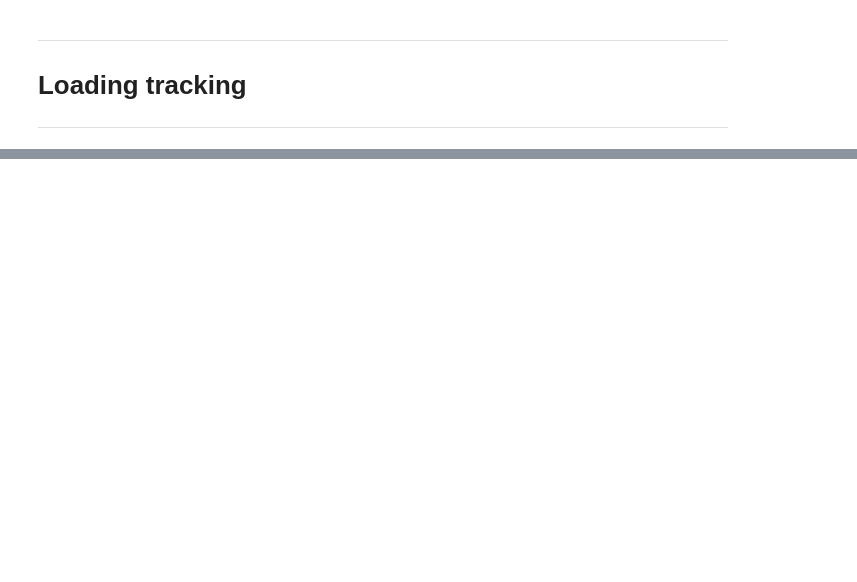
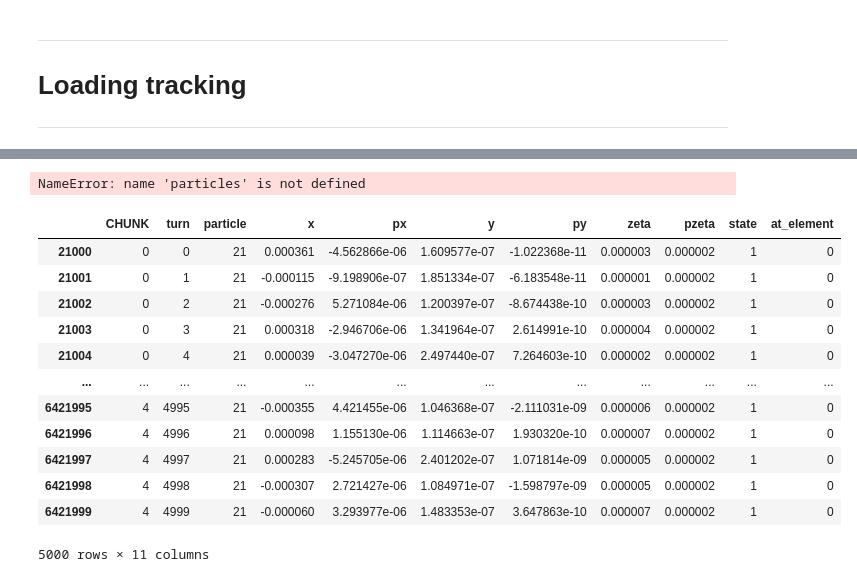
Before and after one commit to pbelange/BBStudies, a Jupyter notebook: study_signature/inspect_colliders.ipynb, the cells around one changed output, grey strips where cells are left out. Cells and saved outputs as stored; diff of their text form; code cells hidden in the pictures; blank space fills up the shorter version.

Commit message:
fixed cycling at_element

```diff
--- a/study_signature/inspect_colliders.ipynb
+++ b/study_signature/inspect_colliders.ipynb
@@ -77,3 +153,23 @@ data
+# %%
+particles
+# %% [output]
+NameError: name 'particles' is not defined
+# %%
+df
+# %% [output]
+|  | CHUNK | turn | particle | x | px | y | py | zeta | pzeta | state | at_element |
+| 21000 | 0 | 0 | 21 | 0.000361 | -4.562866e-06 | 1.609577e-07 | -1.022368e-11 | 0.000003 | 0.000002 | 1 | 0 |
+| 21001 | 0 | 1 | 21 | -0.000115 | -9.198906e-07 | 1.851334e-07 | -6.183548e-11 | 0.000001 | 0.000002 | 1 | 0 |
+| 21002 | 0 | 2 | 21 | -0.000276 | 5.271084e-06 | 1.200397e-07 | -8.674438e-10 | 0.000003 | 0.000002 | 1 | 0 |
+| 21003 | 0 | 3 | 21 | 0.000318 | -2.946706e-06 | 1.341964e-07 | 2.614991e-10 | 0.000004 | 0.000002 | 1 | 0 |
+| 21004 | 0 | 4 | 21 | 0.000039 | -3.047270e-06 | 2.497440e-07 | 7.264603e-10 | 0.000002 | 0.000002 | 1 | 0 |
+| ... | ... | ... | ... | ... | ... | ... | ... | ... | ... | ... | ... |
+| 6421995 | 4 | 4995 | 21 | -0.000355 | 4.421455e-06 | 1.046368e-07 | -2.111031e-09 | 0.000006 | 0.000002 | 1 | 0 |
+| 6421996 | 4 | 4996 | 21 | 0.000098 | 1.155130e-06 | 1.114663e-07 | 1.930320e-10 | 0.000007 | 0.000002 | 1 | 0 |
+| 6421997 | 4 | 4997 | 21 | 0.000283 | -5.245705e-06 | 2.401202e-07 | 1.071814e-09 | 0.000005 | 0.000002 | 1 | 0 |
+| 6421998 | 4 | 4998 | 21 | -0.000307 | 2.721427e-06 | 1.084971e-07 | -1.598797e-09 | 0.000005 | 0.000002 | 1 | 0 |
+| 6421999 | 4 | 4999 | 21 | -0.000060 | 3.293977e-06 | 1.483353e-07 | 3.647863e-10 | 0.000007 | 0.000002 | 1 | 0 |
+5000 rows × 11 columns
 # %%
 twiss_at_TCP = twiss['lhcb1'].set_index('name').loc[data.monitor_at]
 print(f'TWISS (x,px): ({twiss_at_TCP.x:.3e},{twiss_at_TCP.px:.3e})')
```
Also changed, not shown: parts of 5 cells of this notebook, 9 other files.
